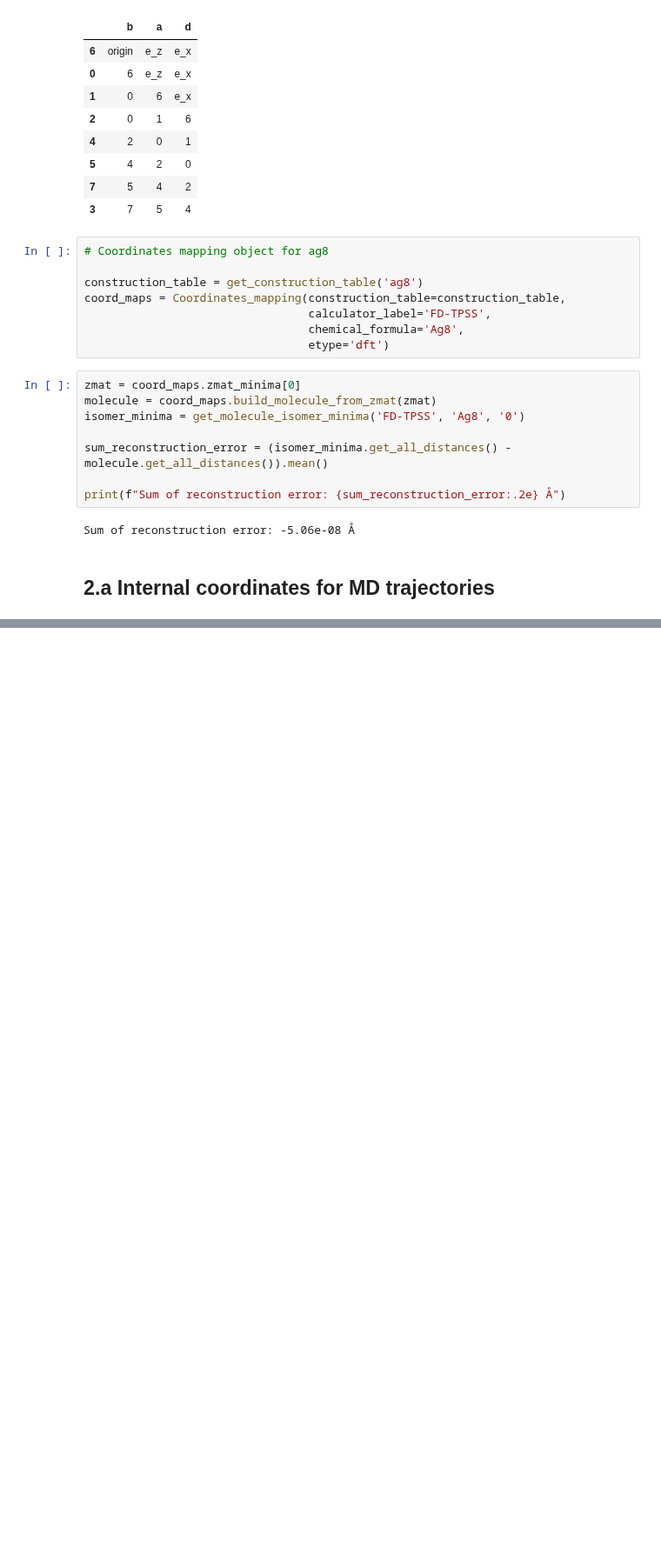
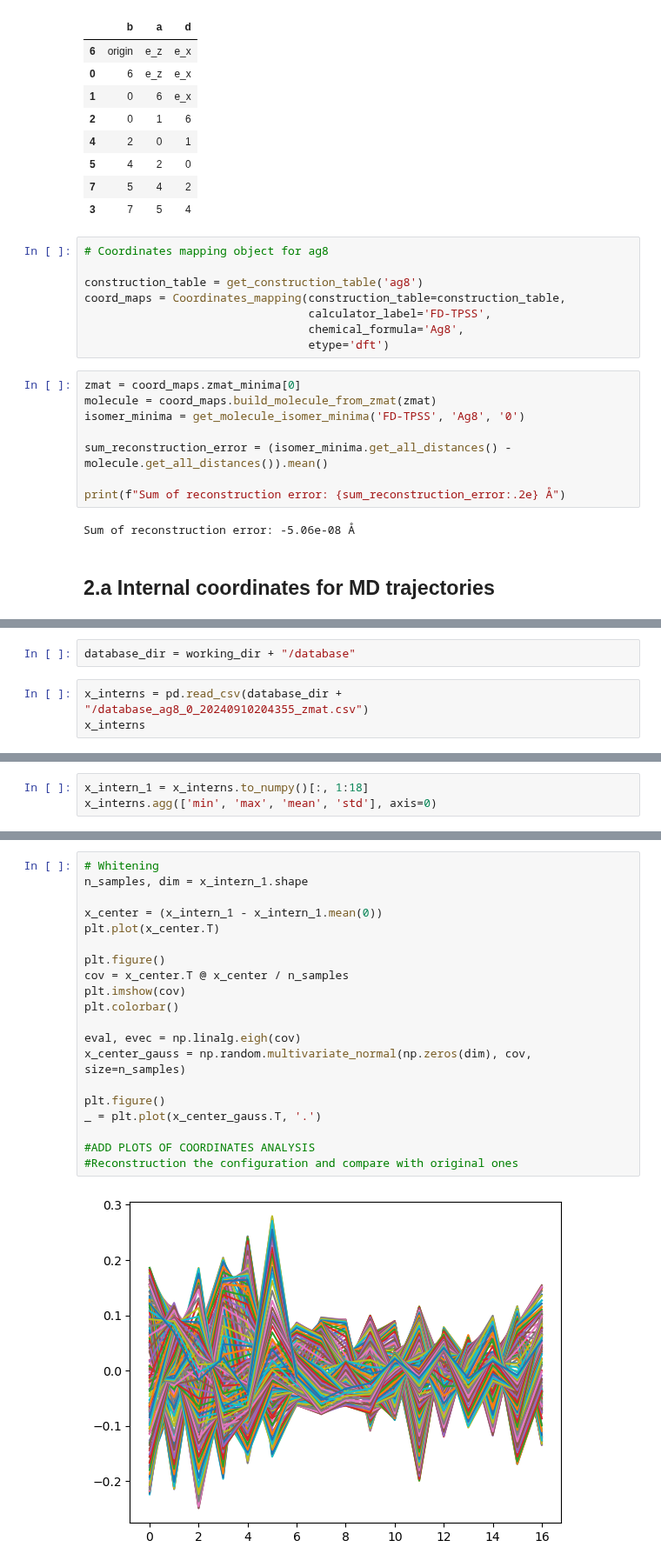
Before and after one commit to anacmolina/ML-DFT, a Jupyter notebook: notebooks/42b - ag8 internal coordinates analysis.ipynb, the cells around one changed output, grey strips where cells are left out. Shown at 87% size. Drawn from its saved outputs; the diff is of its cells as text; blank space fills up the shorter version.

Commit message:
database generation refactoring

```diff
--- a/notebooks/42b - ag8 internal coordinates analysis.ipynb
+++ b/notebooks/42b - ag8 internal coordinates analysis.ipynb
@@ -137,0 +115,5 @@ tensor([[  2.8785,   2.7575,   2.7580,   2.7588,   2.7578,   2.7595,   2.7589,
+# %%
+database_dir = working_dir + "/database"
+# %%
+x_interns = pd.read_csv(database_dir + "/database_ag8_0_20240910204355_zmat.csv")
+x_interns
@@ -137,0 +134,3 @@ tensor([[  2.8785,   2.7575,   2.7580,   2.7588,   2.7578,   2.7595,   2.7589,
+# %%
+x_intern_1 = x_interns.to_numpy()[:, 1:18]
+x_interns.agg(['min', 'max', 'mean', 'std'], axis=0)
@@ -137,0 +144,22 @@ tensor([[  2.8785,   2.7575,   2.7580,   2.7588,   2.7578,   2.7595,   2.7589,
+# %%
+# Whitening
+n_samples, dim = x_intern_1.shape
+
+x_center = (x_intern_1 - x_intern_1.mean(0))
+plt.plot(x_center.T)
+
+plt.figure()
+cov = x_center.T @ x_center / n_samples
+plt.imshow(cov)
+plt.colorbar()
+
+eval, evec = np.linalg.eigh(cov)
+x_center_gauss = np.random.multivariate_normal(np.zeros(dim), cov, size=n_samples)
+
+plt.figure()
+_ = plt.plot(x_center_gauss.T, '.')
+
+#ADD PLOTS OF COORDINATES ANALYSIS
+#Reconstruction the configuration and compare with original ones
+# %% [output]
+[figure, added]
```
Also changed, not shown: parts of 4 cells of this notebook, 8 other files.
